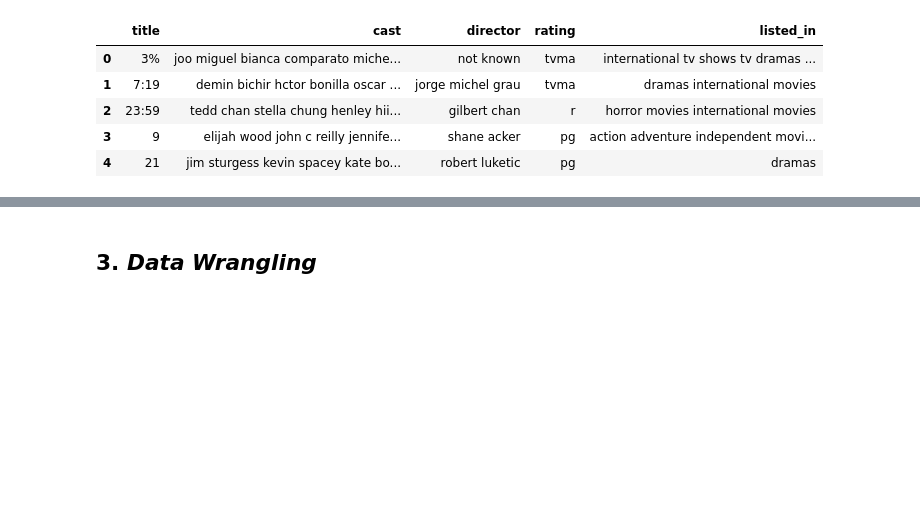
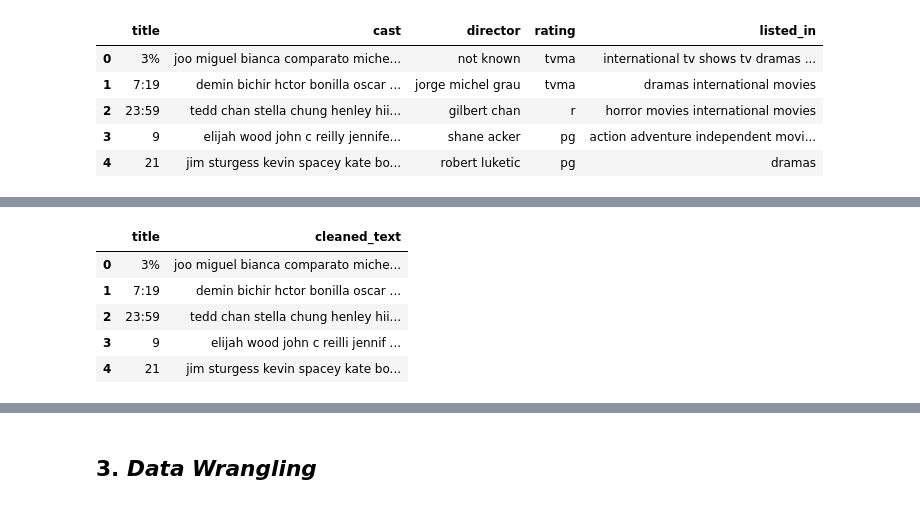
Before and after one commit to sujit-kumar-singh-9115/Capstone-Unsupervised-ML-Project---NETFLIX_MOVIES_AND_TV_SHOWS_CLUSTERING, a Jupyter notebook: NETFLIX_MOVIES_AND_TV_SHOWS_CLUSTERING.ipynb, the cells around one changed output, grey strips where cells are left out. Cells and saved outputs as stored; diff of their text form; code cells hidden in the pictures; blank space fills up the shorter version.

```diff
--- a/NETFLIX_MOVIES_AND_TV_SHOWS_CLUSTERING.ipynb
+++ b/NETFLIX_MOVIES_AND_TV_SHOWS_CLUSTERING.ipynb
@@ -1093,0 +1136,9 @@ df['combined_text'] = df['cast']+df['director']+df['rating']+df['listed_in']
+# %%
+df.head(5)
+# %% [output]
+|  | title | cleaned_text |
+| 0 | 3% | joo miguel bianca comparato miche... |
+| 1 | 7:19 | demin bichir hctor bonilla oscar ... |
+| 2 | 23:59 | tedd chan stella chung henley hii... |
+| 3 | 9 | elijah wood john c reilli jennif ... |
+| 4 | 21 | jim sturgess kevin spacey kate bo... |
```
Also changed, not shown: parts of 31 cells of this notebook.
